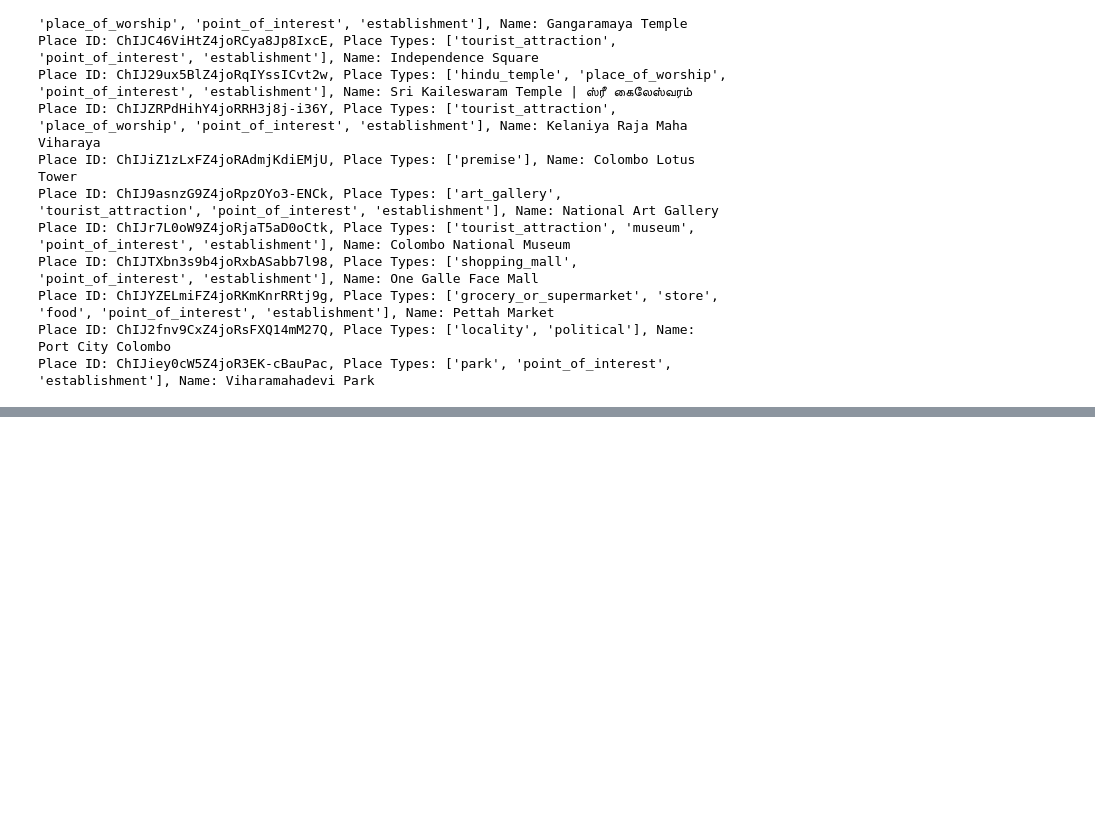
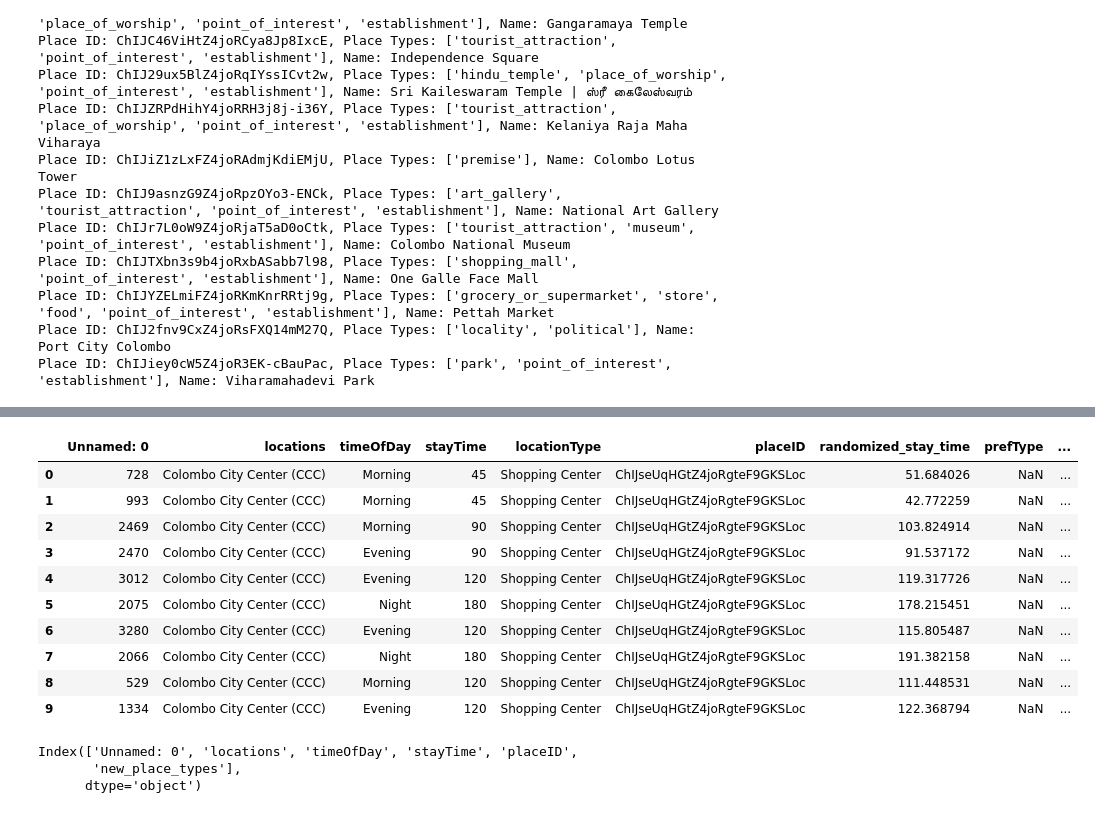
Before and after one commit to harees-srini/FYP-implementation, a Jupyter notebook: preprocessing/preprocessing_V2.ipynb, the cells around one changed output, grey strips where cells are left out. Saved outputs shown, nothing was run; the diff lists cells and outputs as text; code cells hidden in the pictures; blank space fills up the shorter version.

```diff
--- a/preprocessing/preprocessing_V2.ipynb
+++ b/preprocessing/preprocessing_V2.ipynb
@@ -149,3 +149,27 @@ rawdata.tail(10)
 | 3632 | 1204 | Viharamahadevi Park | Evening | 60 | Beaches and Parks | ChIJiey0cW5Z4joR3EK-cBauPac | 61.398595 | NaN | ... |
 # %%
 rawdata.to_csv('updated_data_V2.csv', index=False)
+# %%
+updateddata.head(10)
+# %% [output]
+|  | Unnamed: 0 | locations | timeOfDay | stayTime | locationType | placeID | randomized_stay_time | prefType | ... |
+| 0 | 728 | Colombo City Center (CCC) | Morning | 45 | Shopping Center | ChIJseUqHGtZ4joRgteF9GKSLoc | 51.684026 | NaN | ... |
+| 1 | 993 | Colombo City Center (CCC) | Morning | 45 | Shopping Center | ChIJseUqHGtZ4joRgteF9GKSLoc | 42.772259 | NaN | ... |
+| 2 | 2469 | Colombo City Center (CCC) | Morning | 90 | Shopping Center | ChIJseUqHGtZ4joRgteF9GKSLoc | 103.824914 | NaN | ... |
+| 3 | 2470 | Colombo City Center (CCC) | Evening | 90 | Shopping Center | ChIJseUqHGtZ4joRgteF9GKSLoc | 91.537172 | NaN | ... |
+| 4 | 3012 | Colombo City Center (CCC) | Evening | 120 | Shopping Center | ChIJseUqHGtZ4joRgteF9GKSLoc | 119.317726 | NaN | ... |
+| 5 | 2075 | Colombo City Center (CCC) | Night | 180 | Shopping Center | ChIJseUqHGtZ4joRgteF9GKSLoc | 178.215451 | NaN | ... |
+| 6 | 3280 | Colombo City Center (CCC) | Evening | 120 | Shopping Center | ChIJseUqHGtZ4joRgteF9GKSLoc | 115.805487 | NaN | ... |
+| 7 | 2066 | Colombo City Center (CCC) | Night | 180 | Shopping Center | ChIJseUqHGtZ4joRgteF9GKSLoc | 191.382158 | NaN | ... |
+| 8 | 529 | Colombo City Center (CCC) | Morning | 120 | Shopping Center | ChIJseUqHGtZ4joRgteF9GKSLoc | 111.448531 | NaN | ... |
+| 9 | 1334 | Colombo City Center (CCC) | Evening | 120 | Shopping Center | ChIJseUqHGtZ4joRgteF9GKSLoc | 122.368794 | NaN | ... |
+# %%
+raw_data = pd.read_csv('updated_data_V2 copy.csv')
+raw_data.drop(columns=['locationType'], inplace=True)
+raw_data.drop(columns=['randomized_stay_time'], inplace=True)
+col_len = len(raw_data.columns)
+raw_data.columns
+# %% [output]
+Index(['Unnamed: 0', 'locations', 'timeOfDay', 'stayTime', 'placeID',
+       'new_place_types'],
+      dtype='object')
```
Also changed, not shown: parts of 4 cells of this notebook, 20 other files.
